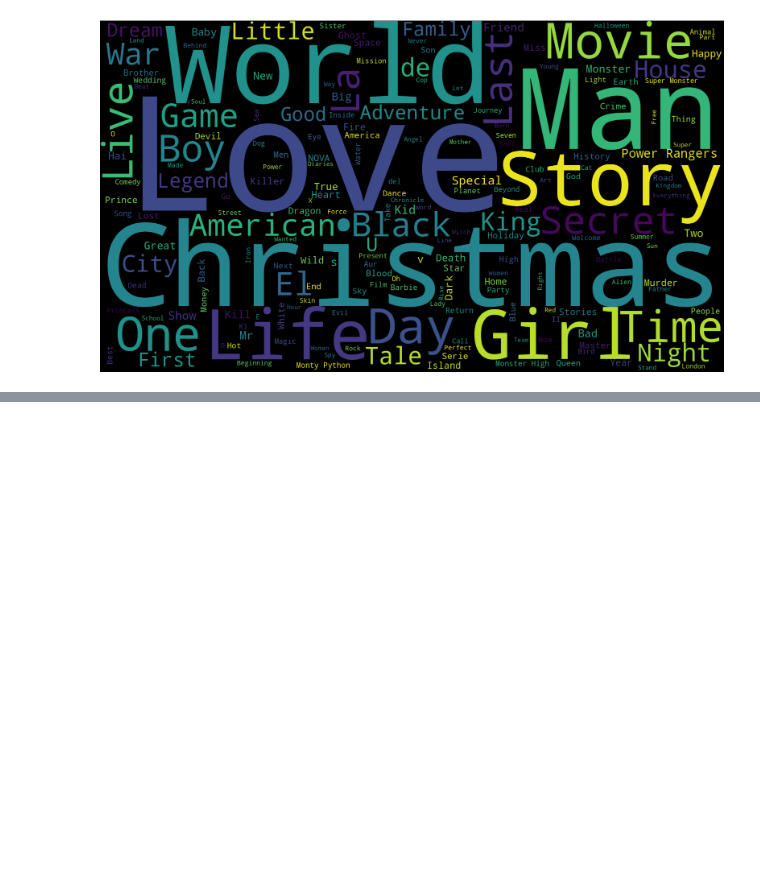
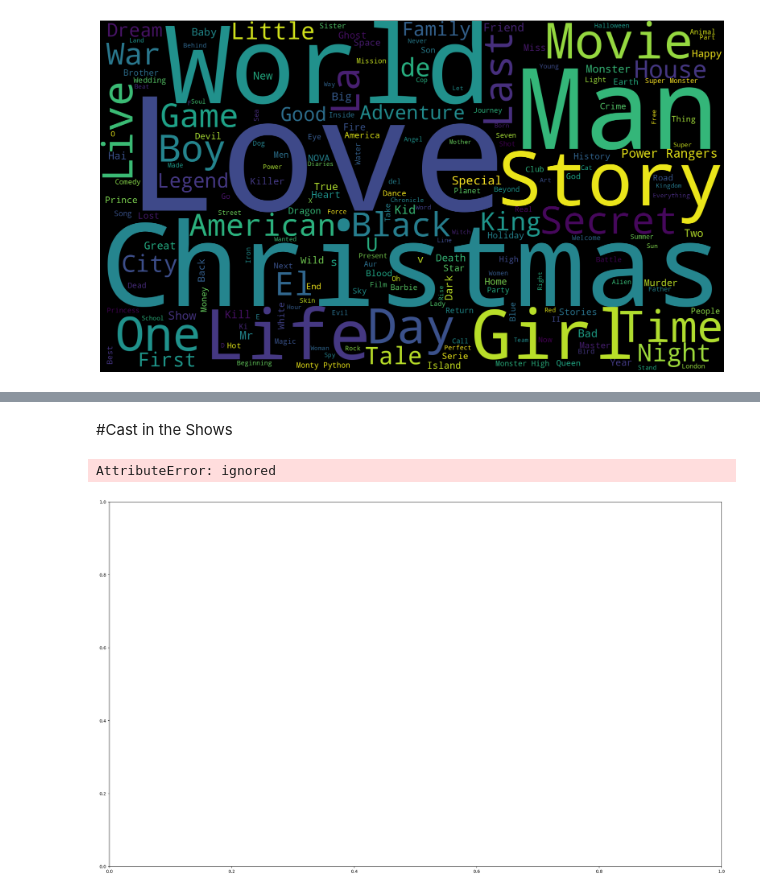
Before and after one commit to pritesh2292/Netflix-Movies-Tv-Shows-Clustering, a Jupyter notebook: Netflix_unsupervised_ML_capstone_project_.ipynb, the cells around one changed output, grey strips where cells are left out. Saved outputs shown, nothing was run; the diff lists cells and outputs as text; code cells hidden in the pictures; blank space fills up the shorter version.

```diff
--- a/Netflix_unsupervised_ML_capstone_project_.ipynb
+++ b/Netflix_unsupervised_ML_capstone_project_.ipynb
@@ -325,0 +357,16 @@ plt.show()
+# %% [markdown]
+#Cast in the Shows
+# %%
+plt.subplots(figsize=(25,15))
+wordcloud = WordCloud(
+                          background_color='white',
+                          width=1920,
+                          height=1080
+                         ).generate(" ".join(df.cast))
+plt.imshow(wordcloud)
+plt.axis('off')
+plt.savefig('cast.png')
+plt.show()
+# %% [output]
+AttributeError: ignored
+[figure, added]
```
Also changed, not shown: parts of 7 cells of this notebook.
